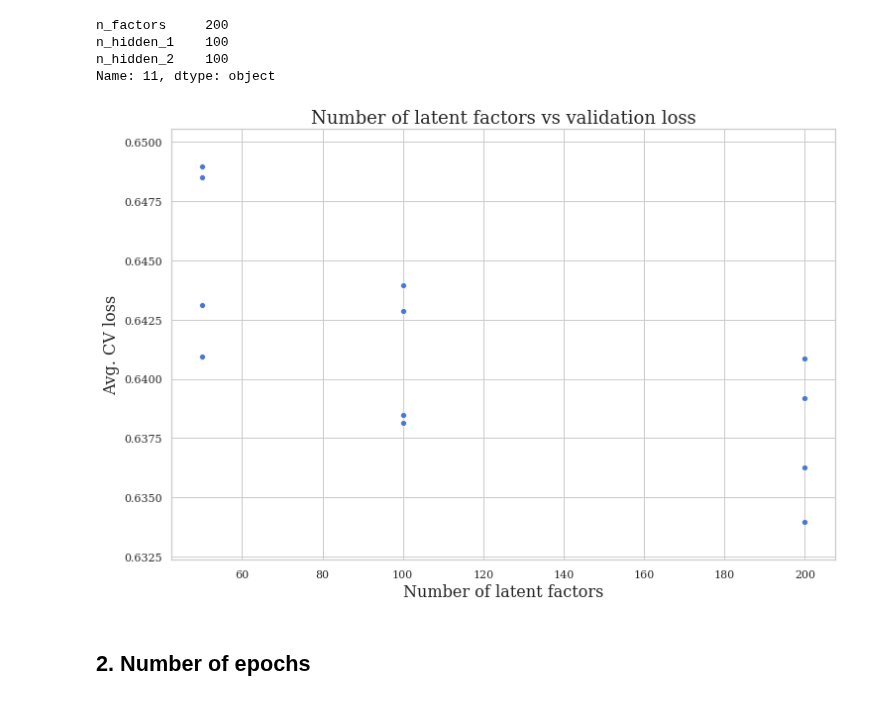
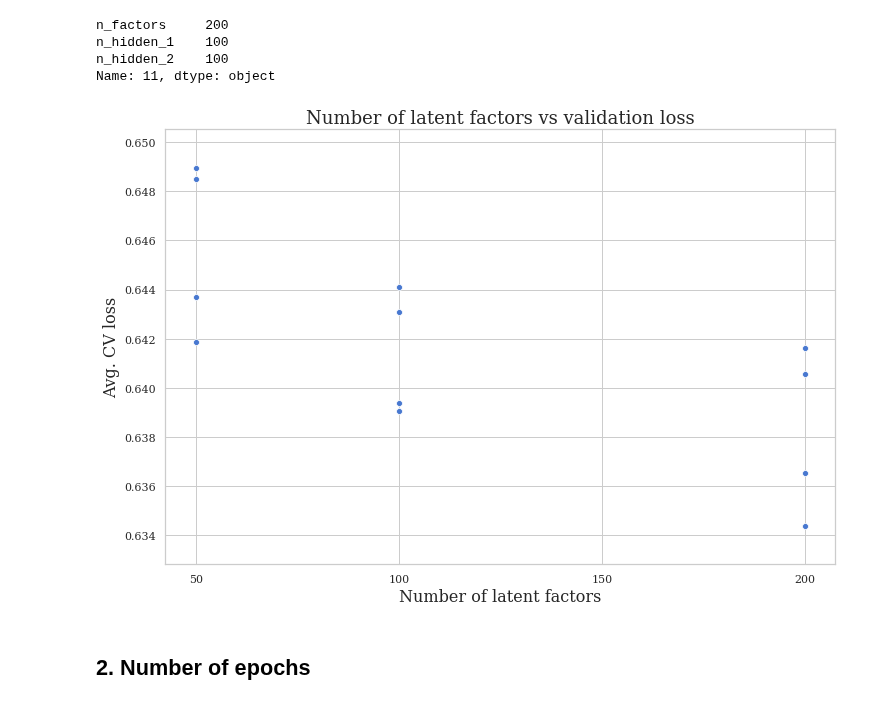
Before and after one commit to James-Leslie/deep-collaborative-filtering, a Jupyter notebook: tf-movielens100k.ipynb, the cells around one changed output. Saved outputs shown, nothing was run; the diff lists cells and outputs as text; code cells hidden in the pictures.

Commit message:
fixed CV fold loss

```diff
--- a/tf-movielens100k.ipynb
+++ b/tf-movielens100k.ipynb
@@ -225,9 +225,9 @@ for N_FACTORS in HP_N_FACTORS:
                     validation_data=(test.movieId.values, test.Drama.values))
 
                 # get loss from this fold
-                fold_loss = np.min(result.history['val_loss'])
+                fold_loss = result.history['val_loss'][-1]
                 total_loss += fold_loss
-                fold_acc = np.max(result.history['val_accuracy'])
+                fold_acc = result.history['val_accuracy'][-1]
                 total_acc += fold_acc
 
                 count += 1
@@ -330,20 +330,21 @@ Name: 11, dtype: object
 # %%
 plt.figure(figsize=(12,8))
 sns.scatterplot(x='n_factors',
                 y='val_loss',
 #                 hue='n_hidden_2',
 #                 size='n_hidden_2',
 #                 palette='Set3',
                 data=grid_results)
 
 plt.title('Number of latent factors vs validation loss', fontsize=18)
 plt.xlabel('Number of latent factors', fontsize=16)
+plt.xticks([50,100,150,200])
 plt.ylabel('Avg. CV loss', fontsize=16)
-plt.savefig('figures/ml_100k_latent_factors.pdf', bbox_inches='tight')
+plt.savefig('figures/5_ml100k-latent-factors.pdf', bbox_inches='tight')
 # plt.legend(title='Hidden layer in genre model')
 plt.show()
 # %% [output]
-[figure, old version]
+[figure, new version]
 # %% [markdown]
 ## 2. Number of epochs
 # %%
```
Also changed, not shown: parts of 28 cells of this notebook, 8 other files.
